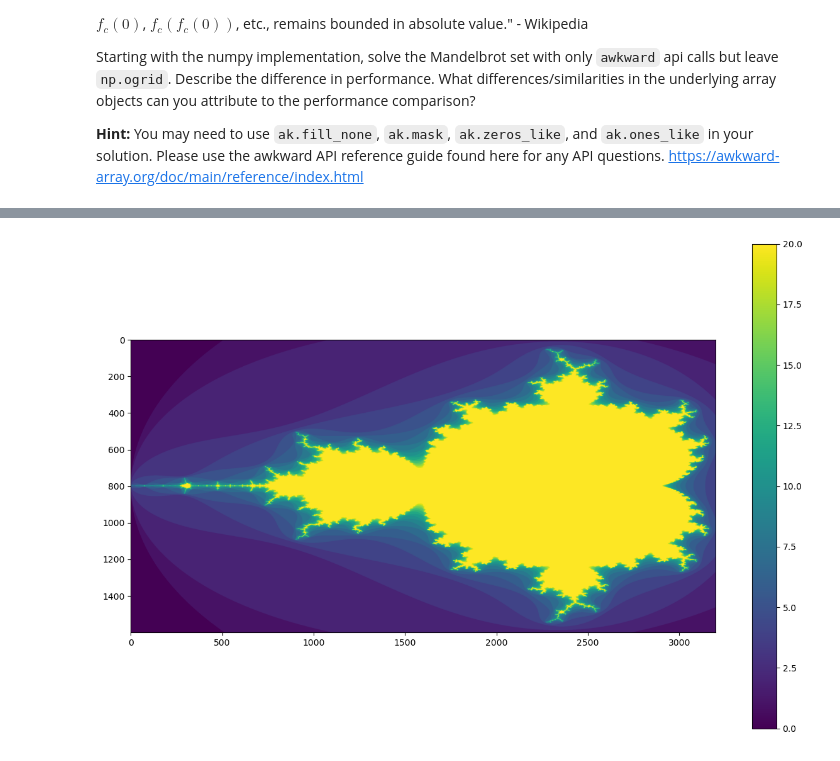
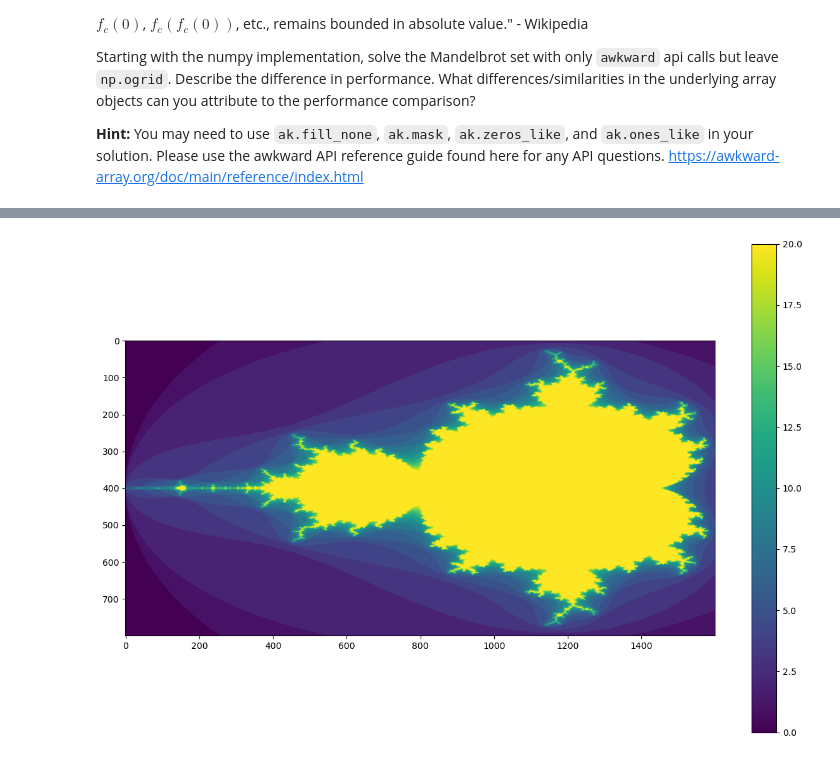
Before and after one commit to fstrug/C2P2sem2025-PythonExercises, a Jupyter notebook: Day1-Awkward/0 - Awkward_quickstart.ipynb, the cells around one changed output, grey strips where cells are left out. Cells and saved outputs as stored; diff of their text form; code cells hidden in the pictures.

```diff
--- a/Day1-Awkward/0 - Awkward_quickstart.ipynb
+++ b/Day1-Awkward/0 - Awkward_quickstart.ipynb
@@ -255,6 +255,8 @@ Starting with the numpy implementation, solve the Mandelbrot set with only `awkw
 **Hint:** You may need to use `ak.fill_none`, `ak.mask`, `ak.zeros_like`, and `ak.ones_like` in your solution. Please use the awkward API reference guide found here for any API questions. https://awkward-array.org/doc/main/reference/index.html
 # %%
 %%time
+import matplotlib.pyplot as plt
+import numpy as np
 ### Numpy
 def run_numpy(height, width, real_min=-2, real_max=0.5, imag_min=-1.2, imag_max=1.2):
     y, x = np.ogrid[imag_min:imag_max:height*1j, real_min:real_max:width*1j]
@@ -272,6 +274,6 @@ def run_numpy(height, width, real_min=-2, real_max=0.5, imag_min=-1.2, imag_max=
 fig, ax = plt.subplots(1, 1, figsize=(15, 10))
 
 with np.errstate(over="ignore", invalid="ignore"):   # ignore warnings about inf and nan values in z
-    im = ax.imshow(run_numpy(1600, 3200));
+    im = ax.imshow(run_numpy(800, 1600));
     plt.colorbar(im)
 # %% [output]
@@ -281,5 +283,8 @@ Wall time: 820 ms
 # %%
-%%timeit
+%%time
+import matplotlib.pyplot as plt
+import awkward as ak
+import numpy as np
 ### Awkward
 def run_ak(height, width, real_min=-2, real_max=0.5, imag_min=-1.2, imag_max=1.2):
     y, x = np.ogrid[imag_min:imag_max:height*1j, real_min:real_max:width*1j]
@@ -298,7 +303,7 @@ def run_ak(height, width, real_min=-2, real_max=0.5, imag_min=-1.2, imag_max=1.2
 fig, ax = plt.subplots(1, 1, figsize=(15, 10))
 
 with np.errstate(over="ignore", invalid="ignore"):   # ignore warnings about inf and nan values in z
-    im = ax.imshow(run_ak(1600, 3200));
+    im = ax.imshow(run_ak(800, 1600));
     plt.colorbar(im)
     fig.show()
 # %% [output]
@@ -307 +312 @@ Wall time: 2.68 s
-[figure, old version]
+[figure, new version]
```
Also changed, not shown: parts of 2 cells of this notebook.
